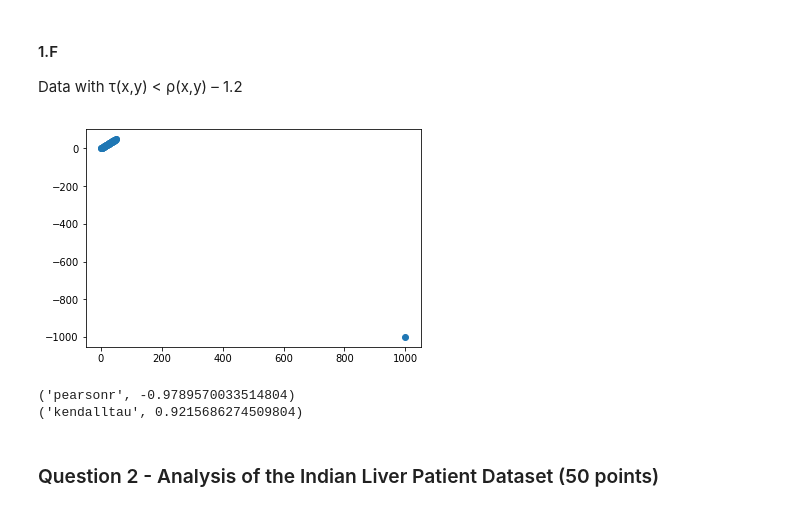
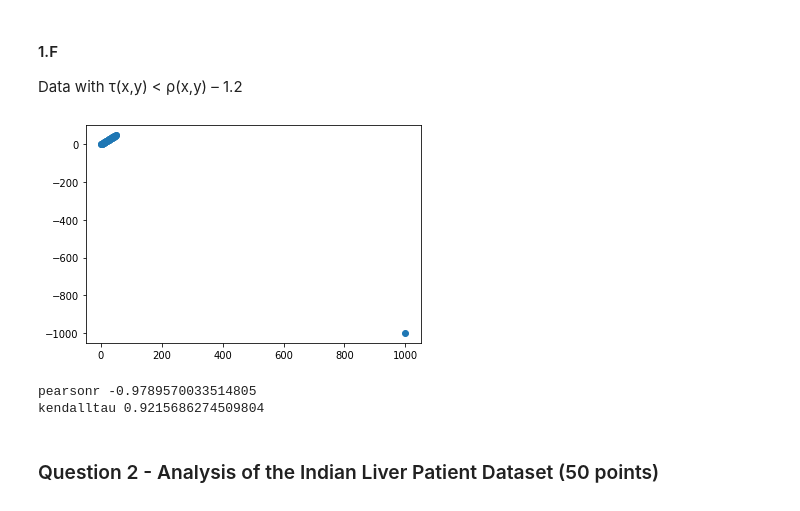
Before and after one commit to ihadanny/stat3620, a Jupyter notebook: HW3_034537969_322156159.ipynb, the cells around one changed output. Drawn from its saved outputs; the diff is of its cells as text; code cells hidden in the pictures.

```diff
--- a/HW3_034537969_322156159.ipynb
+++ b/HW3_034537969_322156159.ipynb
@@ -101,17 +102,17 @@ print("spearman", stats.spearmanr(x, y).correlation)
 #### 1.F
 Data with τ(x,y) < ρ(x,y) – 1.2
 # %%
-x = np.array(range(0,50) + [1000])
-y = np.array(range(0,50) + [-1000])
+x = np.array(list(range(0,50)) + [1000])
+y = np.array(list(range(0,50)) + [-1000])
 plt.scatter(x, y)
 plt.show()
 
 print("pearsonr", stats.pearsonr(x, y)[0])
 print("kendalltau", stats.kendalltau(x, y).correlation)
 # %% [output]
-[figure, old version]
+[figure, new version]
-('pearsonr', -0.9789570033514804)
-('kendalltau', 0.9215686274509804)
+pearsonr -0.9789570033514805
+kendalltau 0.9215686274509804
 # %% [markdown]
 ### Question 2 - Analysis of the Indian Liver Patient Dataset (50 points)
 # %% [markdown]
```
Also changed, not shown: parts of 14 cells of this notebook.
